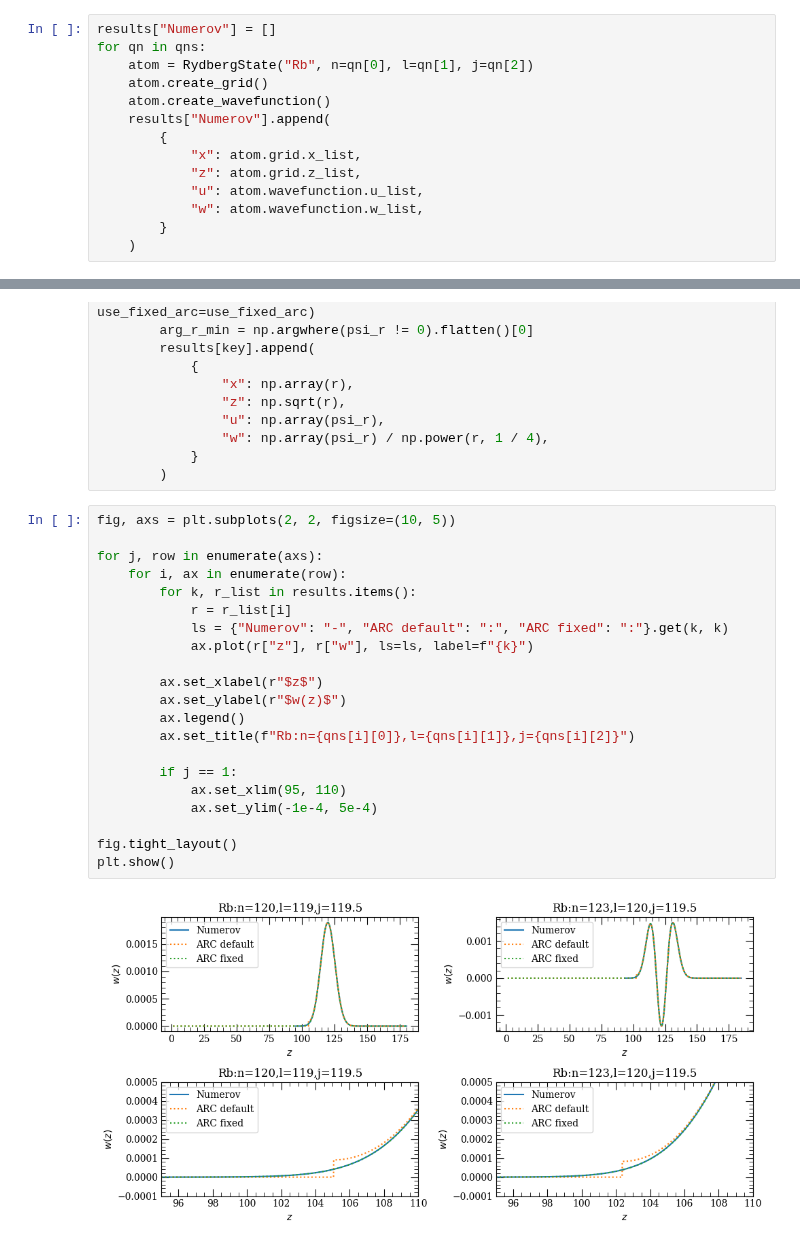
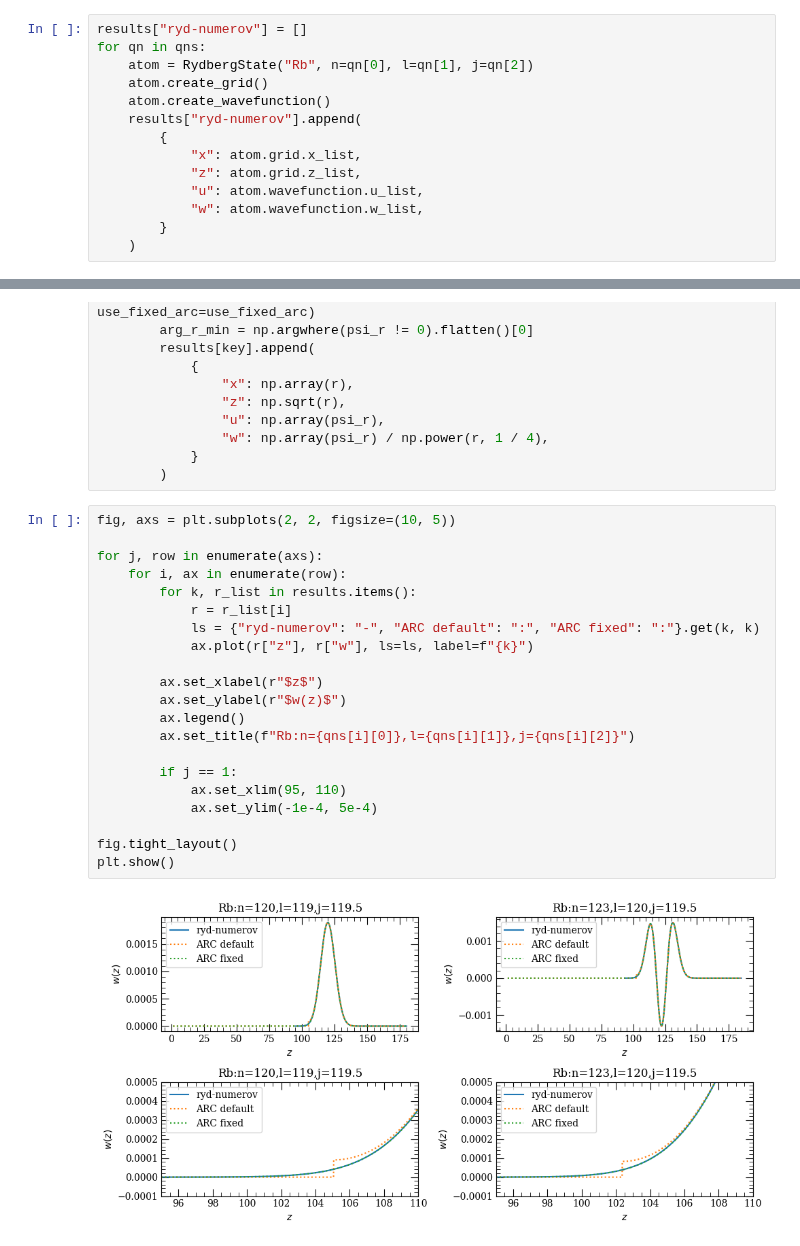
Before and after one commit to pairinteraction/ryd-numerov, a Jupyter notebook: docs/examples/comparisons/compare_wavefunctions.ipynb, the cells around one changed output, grey strips where cells are left out. Drawn from its saved outputs; the diff is of its cells as text.

```diff
--- a/docs/examples/comparisons/compare_wavefunctions.ipynb
+++ b/docs/examples/comparisons/compare_wavefunctions.ipynb
@@ -16,12 +16,12 @@ qns = [EXAMPLE_STATES["circular_120"], EXAMPLE_STATES["close_to_circular_123"]]
 
 results = {}
 # %%
-results["Numerov"] = []
+results["ryd-numerov"] = []
 for qn in qns:
     atom = RydbergState("Rb", n=qn[0], l=qn[1], j=qn[2])
     atom.create_grid()
     atom.create_wavefunction()
-    results["Numerov"].append(
+    results["ryd-numerov"].append(
         {
             "x": atom.grid.x_list,
             "z": atom.grid.z_list,
@@ -52,26 +52,26 @@ for use_fixed_arc in [False, True]:
 # %%
 fig, axs = plt.subplots(2, 2, figsize=(10, 5))
 
 for j, row in enumerate(axs):
     for i, ax in enumerate(row):
         for k, r_list in results.items():
             r = r_list[i]
-            ls = {"Numerov": "-", "ARC default": ":", "ARC fixed": ":"}.get(k, k)
+            ls = {"ryd-numerov": "-", "ARC default": ":", "ARC fixed": ":"}.get(k, k)
             ax.plot(r["z"], r["w"], ls=ls, label=f"{k}")
 
         ax.set_xlabel(r"$z$")
         ax.set_ylabel(r"$w(z)$")
         ax.legend()
         ax.set_title(f"Rb:n={qns[i][0]},l={qns[i][1]},j={qns[i][2]}")
 
         if j == 1:
             ax.set_xlim(95, 110)
             ax.set_ylim(-1e-4, 5e-4)
 
 fig.tight_layout()
 plt.show()
 # %% [output]
-[figure, old version]
+[figure, new version]
 # %%
 # the small difference of the wavefunctions explains the difference in the radial matrix element of circular states
 # (see also the compare_radial_matrix_element and compare_dipole_matrix_element notebooks)
```
Also changed, not shown: parts of 1 cell of this notebook, 14 other files.
